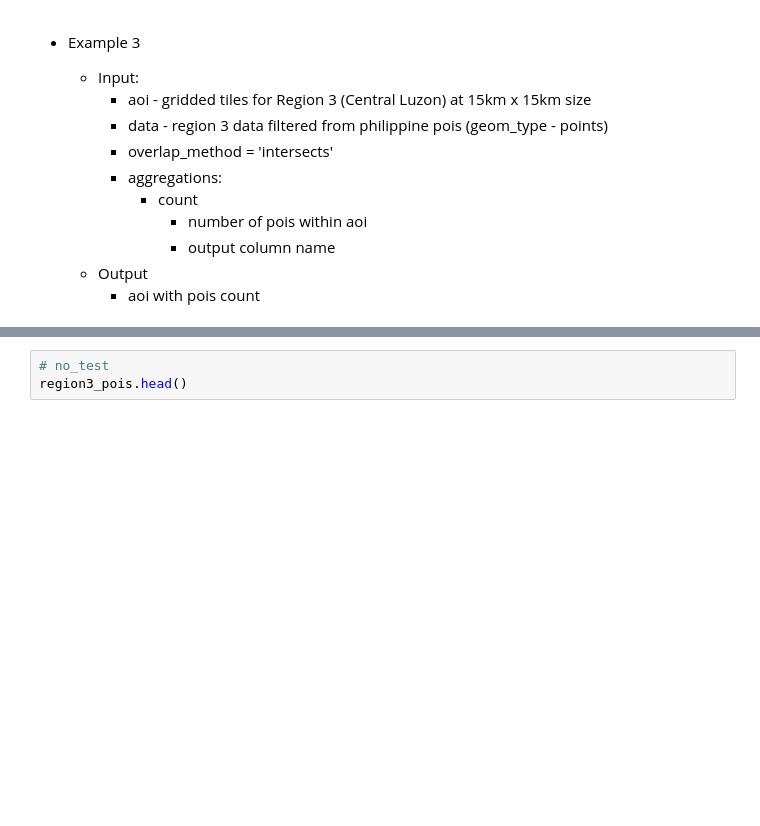
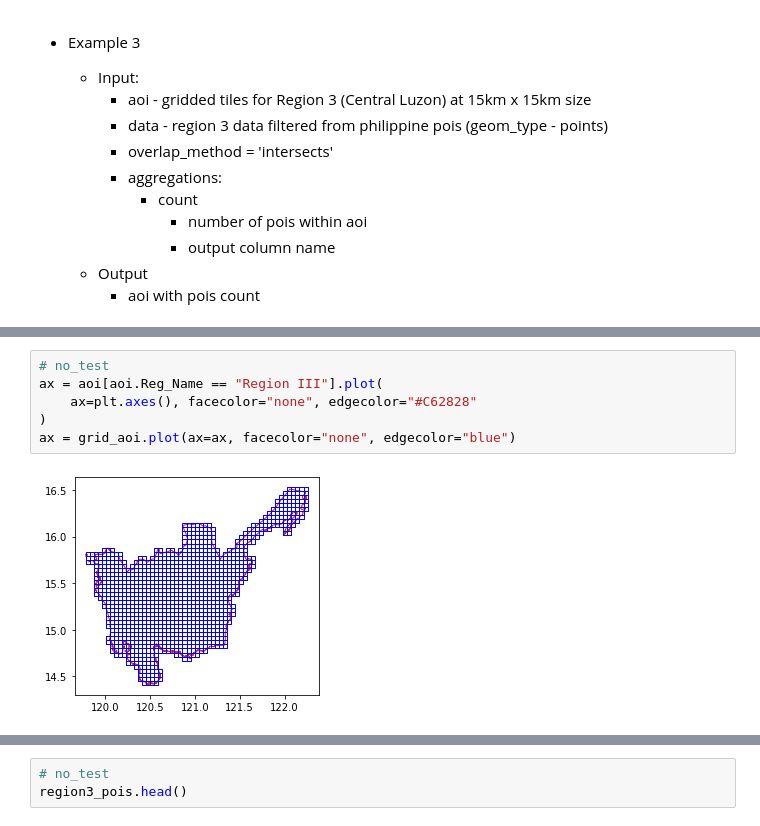
Before and after one commit to thinkingmachines/geowrangler, a Jupyter notebook: notebooks/tutorial.vector_zonal_stats.ipynb, the cells around one changed output, grey strips where cells are left out. Saved outputs shown, nothing was run; the diff lists cells and outputs as text; blank space fills up the shorter version.

```diff
--- a/notebooks/tutorial.vector_zonal_stats.ipynb
+++ b/notebooks/tutorial.vector_zonal_stats.ipynb
@@ -202,3 +245,11 @@ Wall time: 112 ms
+# %%
+# no_test
+ax = aoi[aoi.Reg_Name == "Region III"].plot(
+    ax=plt.axes(), facecolor="none", edgecolor="#C62828"
+)
+ax = grid_aoi.plot(ax=ax, facecolor="none", edgecolor="blue")
+# %% [output]
+[figure, added]
 # %%
 %%time
 region3_pois = gpd.read_file("../data/region3_osm_pois.geojson")
```
Also changed, not shown: parts of 25 cells of this notebook.
